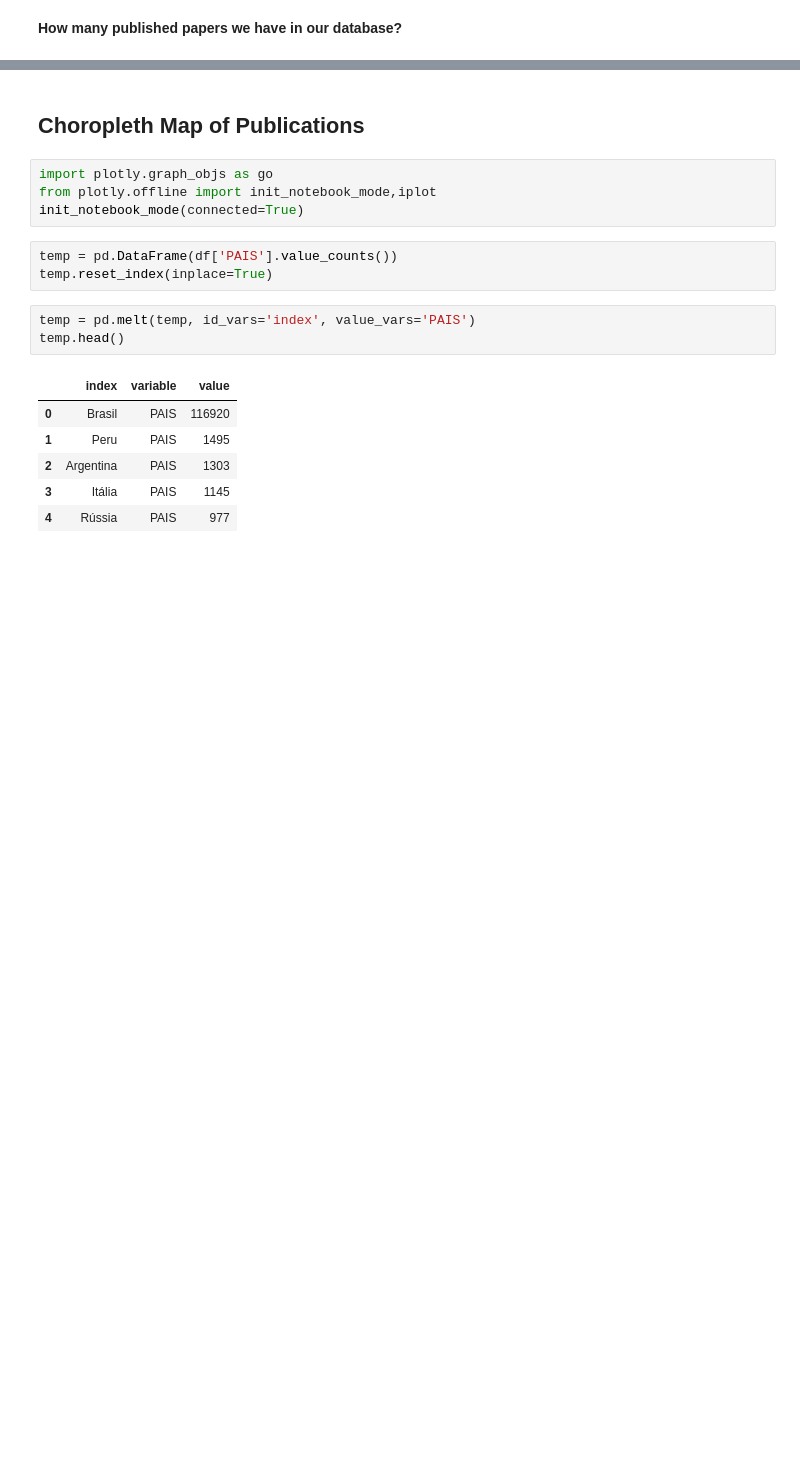
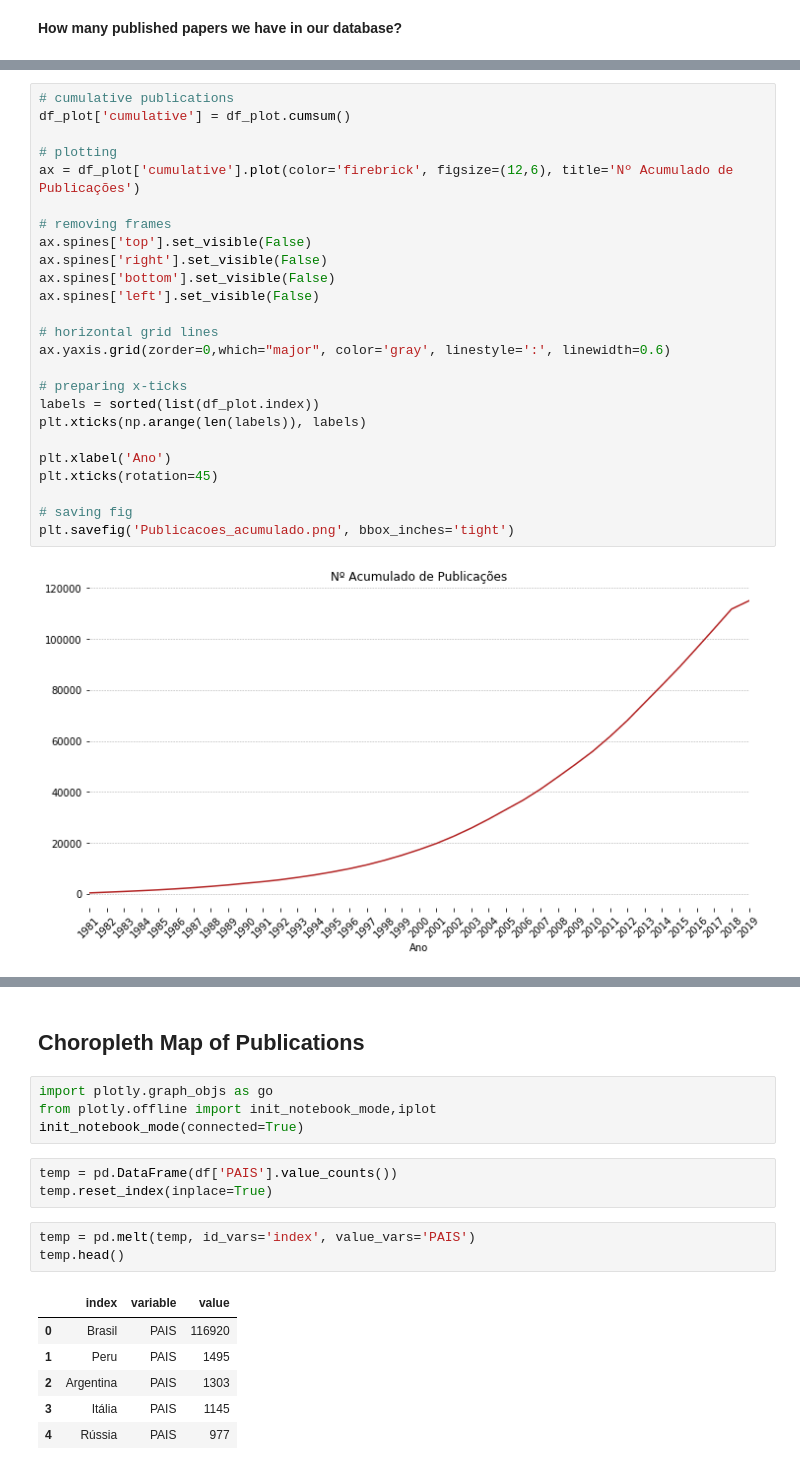
Before and after one commit to davibarreira/PBMNet, a Jupyter notebook: Exploring_Database.ipynb, the cells around one changed output, grey strips where cells are left out. Saved outputs shown, nothing was run; the diff lists cells and outputs as text; blank space fills up the shorter version.

```diff
--- a/Exploring_Database.ipynb
+++ b/Exploring_Database.ipynb
@@ -109,0 +94,27 @@ sns.heatmap(df.isna(), cmap='cividis')
+# %%
+# cumulative publications
+df_plot['cumulative'] = df_plot.cumsum()
+
+# plotting
+ax = df_plot['cumulative'].plot(color='firebrick', figsize=(12,6), title='Nº Acumulado de Publicações')
+
+# removing frames
+ax.spines['top'].set_visible(False)
+ax.spines['right'].set_visible(False)
+ax.spines['bottom'].set_visible(False)
+ax.spines['left'].set_visible(False)
+
+# horizontal grid lines
+ax.yaxis.grid(zorder=0,which="major", color='gray', linestyle=':', linewidth=0.6)
+
+# preparing x-ticks
+labels = sorted(list(df_plot.index))
+plt.xticks(np.arange(len(labels)), labels)
+
+plt.xlabel('Ano')
+plt.xticks(rotation=45)
+
+# saving fig
+plt.savefig('Publicacoes_acumulado.png', bbox_inches='tight')
+# %% [output]
+[figure, added]
```
Also changed, not shown: parts of 30 cells of this notebook, 4 other files.
